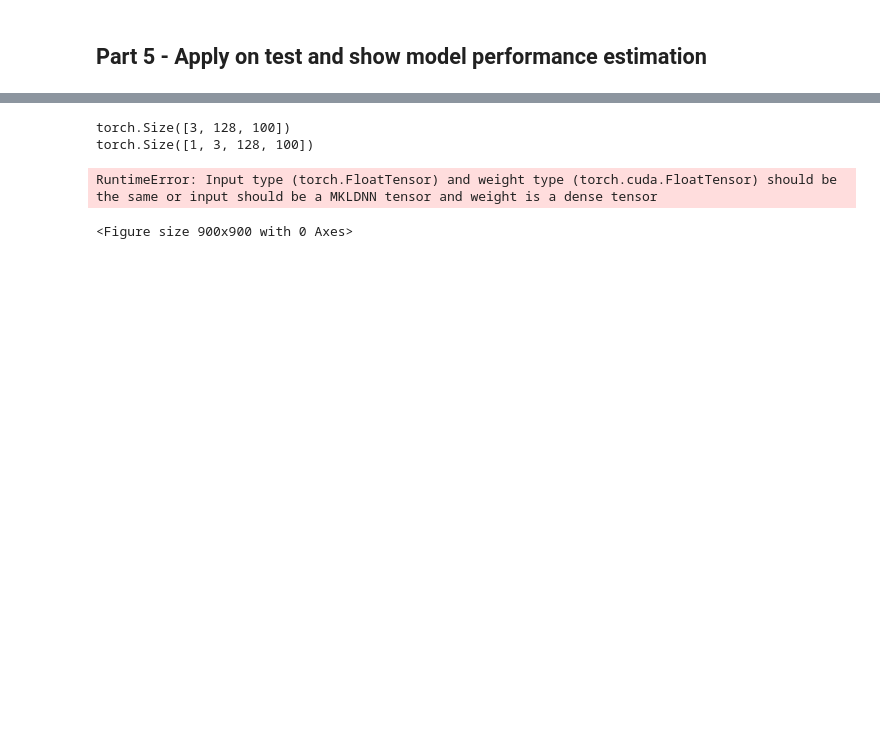
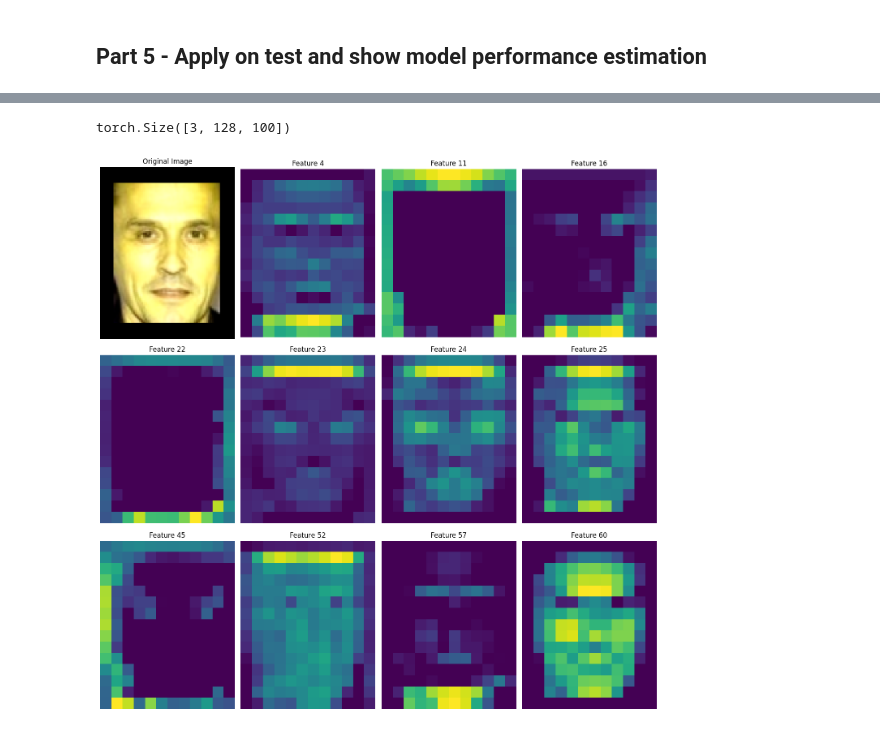
Before and after one commit to nadav0912/Image_Gender_Classification-, a Jupyter notebook: Assignment2_supervised_learning_flow (3).ipynb, the cells around one changed output, grey strips where cells are left out. Saved outputs shown, nothing was run; the diff lists cells and outputs as text; code cells hidden in the pictures; blank space fills up the shorter version.

```diff
--- a/Assignment2_supervised_learning_flow (3).ipynb
+++ b/Assignment2_supervised_learning_flow (3).ipynb
@@ -606,40 +606,45 @@ Confusion Matrix (0: female, 1: male):
 # %%
-# Visualizing random learned features on an example image.
+# Visualizing some features on an example image.
+torch.manual_seed(RANDOM_SEED+92)
 
+# Choose randim image from train dataset
+random_idx = torch.randint(0, len(train_dataset), size=[1]).item()
+face_img, label = train_dataset[random_idx]
+print(face_img.shape)
 
-torch.manual_seed(RANDOM_SEED)
-fig = plt.figure(figsize=(9,9))
-rows, cols = 4, 4
+batch_of_one = face_img.unsqueeze(0) # [3 128, 100] -> [1, 3, 128, 100]
+batch_of_one = batch_of_one.to(device)
 
-random_idx = torch.randint(0, len(train_dataset), size=[1]).item()
-img, label = train_dataset[random_idx]
-print(img.shape)
-
-
-batch_of_one = img.unsqueeze(0)
-batch_of_one.to(device)
-
-print(batch_of_one.shape)
-
+# Get features tensor
 model.eval()
 with torch.inference_mode():
     features = model.test_conv_layers(batch_of_one)
+    features = features.squeeze(0)
 
-print(features.shape)
 
-"""
-for i in range(1, rows*cols + 1):
+# Manually specify 11 feature indices
+manual_indices = torch.tensor([4, 11, 16, 22, 23, 24, 25, 45, 52, 57, 60])
+manal_features = features[manual_indices]  # shape [11, 3, 15, 12]
 
-    fig.add_subplot(rows, cols, i)
-    plt.imshow(img.permute(1, 2, 0))  # Convert from (C, H, W) to (H, W, C)
-    plt.title(class_names[label])
-    plt.axis(False)
+fig, axes = plt.subplots(3, 4, figsize=(14, 14))
+axes = axes.flatten()
 
+# Show original image
+axes[0].imshow(face_img.permute(1, 2, 0).cpu().numpy())
+axes[0].set_title("Original Image")
+axes[0].axis('off')
+
+
+# Show 9 feature maps
+for ax, feature_map, idx in zip(axes[1:], manal_features, manual_indices):
+    ax.imshow(feature_map.cpu().numpy(), cmap='viridis')
+    ax.set_title(f"Feature {idx.item()}")
+    ax.axis('off')
+
+plt.tight_layout()
 plt.show()
 
-"""
+#ll
 # %% [output]
 torch.Size([3, 128, 100])
-torch.Size([1, 3, 128, 100])
-RuntimeError: Input type (torch.FloatTensor) and weight type (torch.cuda.FloatTensor) should be the same or input should be a MKLDNN tensor and weight is a dense tensor
-<Figure size 900x900 with 0 Axes>
+[figure, added]
```
Also changed, not shown: parts of 4 cells of this notebook.
